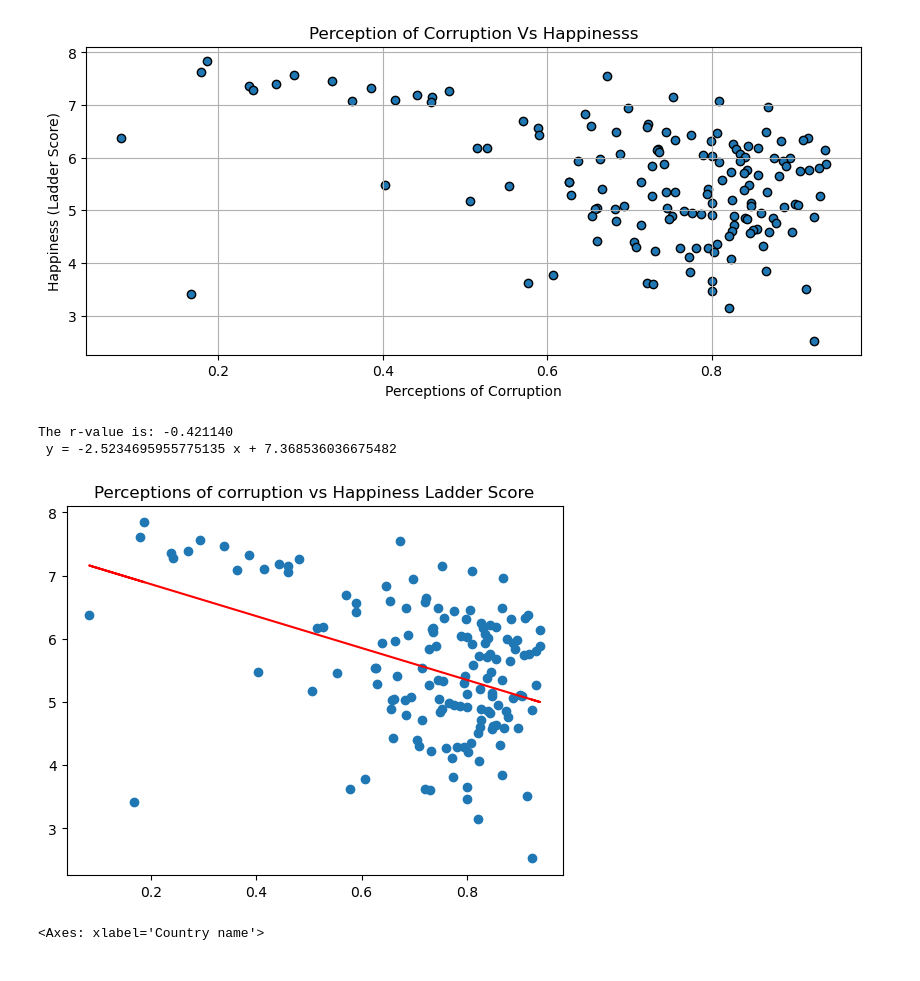
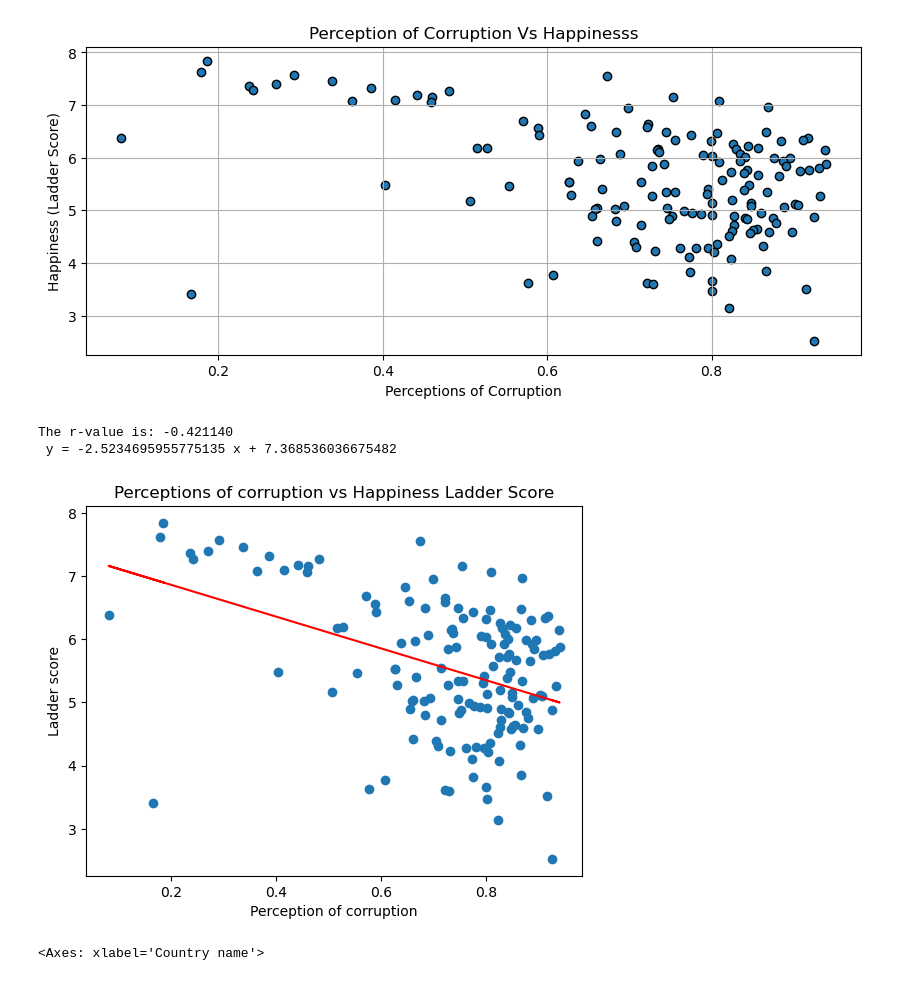
Before and after one commit to Leo-SLC/Project_1, a Jupyter notebook: HappinessResearch.ipynb, the cells around one changed output. Saved outputs shown, nothing was run; the diff lists cells and outputs as text; code cells hidden in the pictures.

```diff
--- a/HappinessResearch.ipynb
+++ b/HappinessResearch.ipynb
@@ -167,26 +168,28 @@ plt.savefig("Output_figs/Corruptionfig.png")
 # %%
 x_values = corruption_clean_df["Perceptions of corruption"]
 y_values = corruption_clean_df["Ladder score"]
 
 res = (linregress(x_values, y_values))
 
 print(f"The r-value is: {res.rvalue:.6f}")
 print(f" y = {res.slope} x + {res.intercept}")
 
 plt.savefig('Output_figs/CorruptionRegression.png')
 
 plot_linear_regression(x_values,
                        y_values,
                        'Perceptions of corruption vs Happiness Ladder Score',
                        'Max Ladder score', (15,50))
 
 
+plt.ylabel("Ladder score")
+plt.xlabel("Perception of corruption")
 plt.savefig("Output_figs/CorruptionRegression.png", dpi = 200)
 plt.show()
 # %% [output]
 The r-value is: -0.421140
  y = -2.5234695955775135 x + 7.368536036675482
-[figure, old version]
+[figure, new version]
 # %%
 corruption_country_plot = corruption_clean_df.sort_values('Perceptions of corruption', ascending=False).sample(10)
 
```
Also changed, not shown: parts of 2 cells of this notebook, 2 other files.
